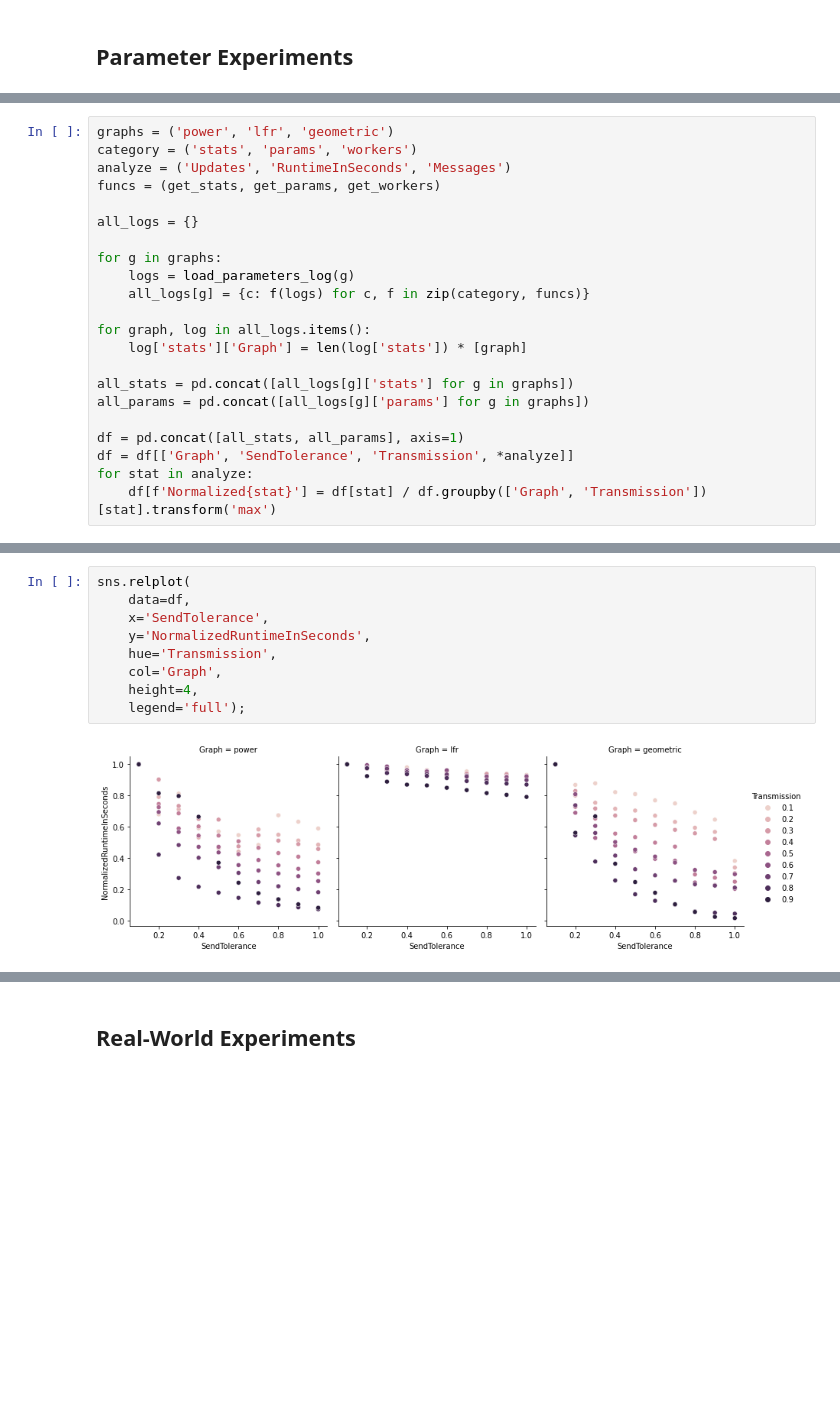
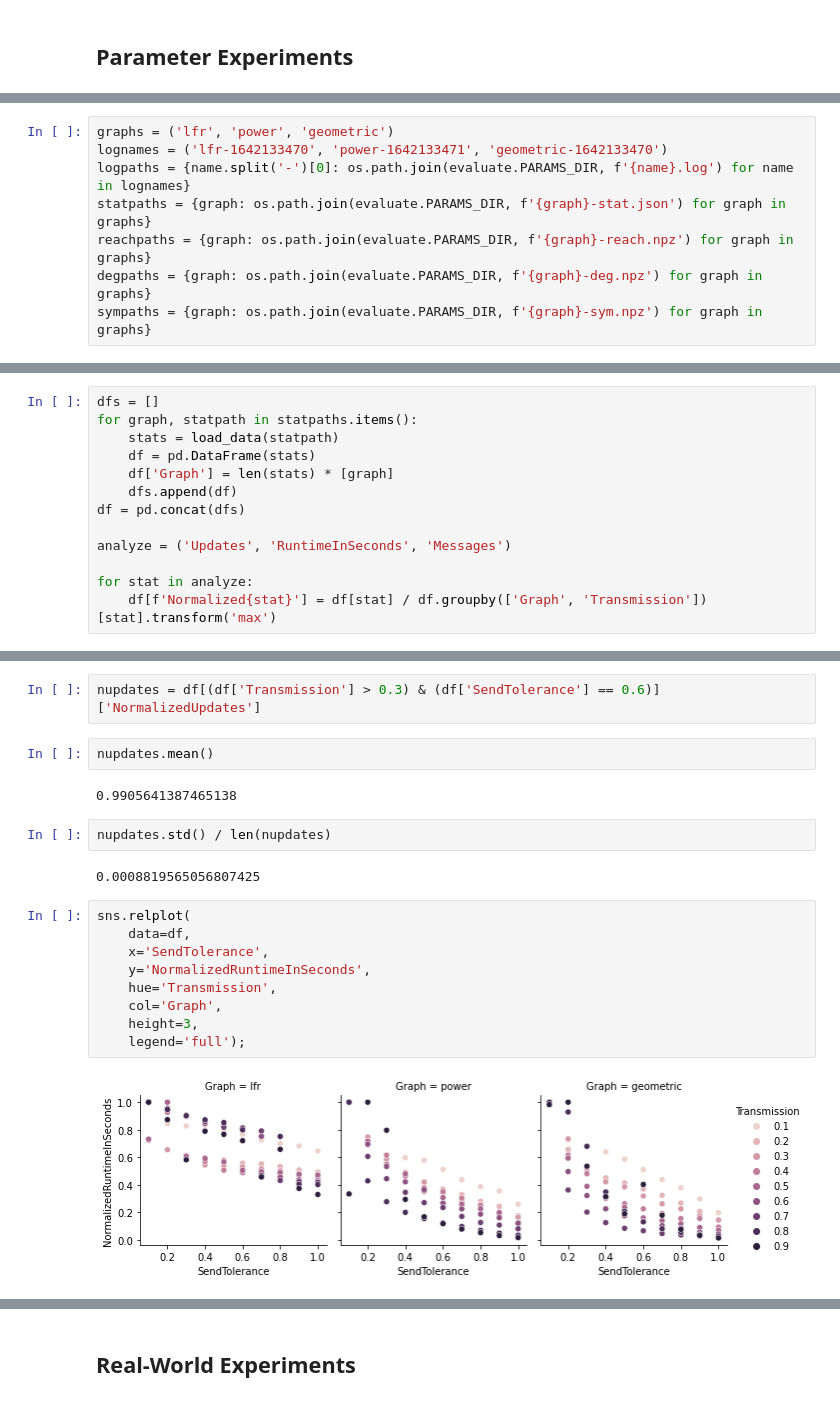
Before and after one commit to cwru-xlab/sharetrace-ray, a Jupyter notebook: evaluation/Evaluation.ipynb, the cells around one changed output, grey strips where cells are left out. Cells and saved outputs as stored; diff of their text form; blank space fills up the shorter version.

```diff
--- a/evaluation/Evaluation.ipynb
+++ b/evaluation/Evaluation.ipynb
@@ -85,22 +102,0 @@ def save_tolerance_data(df: pd.DataFrame, y: str, label: str = None):
-# %%
-graphs = ('power', 'lfr', 'geometric')
-category = ('stats', 'params', 'workers')
-analyze = ('Updates', 'RuntimeInSeconds', 'Messages')
-funcs = (get_stats, get_params, get_workers)
-
-all_logs = {}
-
-for g in graphs:
-    logs = load_parameters_log(g)
-    all_logs[g] = {c: f(logs) for c, f in zip(category, funcs)}
-
-for graph, log in all_logs.items():
-    log['stats']['Graph'] = len(log['stats']) * [graph]
-
-all_stats = pd.concat([all_logs[g]['stats'] for g in graphs])
-all_params = pd.concat([all_logs[g]['params'] for g in graphs])
-
-df = pd.concat([all_stats, all_params], axis=1)
-df = df[['Graph', 'SendTolerance', 'Transmission', *analyze]]
-for stat in analyze:
-    df[f'Normalized{stat}'] = df[stat] / df.groupby(['Graph', 'Transmission'])[stat].transform('max')
@@ -106,0 +105,8 @@ for stat in analyze:
+# %%
+graphs = ('lfr', 'power', 'geometric')
+lognames = ('lfr-1642133470', 'power-1642133471', 'geometric-1642133470')
+logpaths = {name.split('-')[0]: os.path.join(evaluate.PARAMS_DIR, f'{name}.log') for name in lognames}
+statpaths = {graph: os.path.join(evaluate.PARAMS_DIR, f'{graph}-stat.json') for graph in graphs}
+reachpaths = {graph: os.path.join(evaluate.PARAMS_DIR, f'{graph}-reach.npz') for graph in graphs}
+degpaths = {graph: os.path.join(evaluate.PARAMS_DIR, f'{graph}-deg.npz') for graph in graphs}
+sympaths = {graph: os.path.join(evaluate.PARAMS_DIR, f'{graph}-sym.npz') for graph in graphs}
@@ -106,0 +119,13 @@ for stat in analyze:
+# %%
+dfs = []
+for graph, statpath in statpaths.items():
+    stats = load_data(statpath)
+    df = pd.DataFrame(stats)
+    df['Graph'] = len(stats) * [graph]
+    dfs.append(df)
+df = pd.concat(dfs)
+
+analyze = ('Updates', 'RuntimeInSeconds', 'Messages')
+
+for stat in analyze:
+    df[f'Normalized{stat}'] = df[stat] / df.groupby(['Graph', 'Transmission'])[stat].transform('max')
@@ -221,14 +252,24 @@ df[df['Transmission'] == 0.8].groupby('SendTolerance')['NormalizedUpdates'].desc
+# %%
+nupdates = df[(df['Transmission'] > 0.3) & (df['SendTolerance'] == 0.6)]['NormalizedUpdates']
+# %%
+nupdates.mean()
+# %% [output]
+0.9905641387465138
+# %%
+nupdates.std() / len(nupdates)
+# %% [output]
+0.0008819565056807425
 # %%
 sns.relplot(
     data=df,
     x='SendTolerance',
     y='NormalizedRuntimeInSeconds',
     hue='Transmission',
     col='Graph',
-    height=4,
+    height=3,
     legend='full');
 # %% [output]
-[figure, old version]
+[figure, new version]
 # %%
 sns.relplot(
     data=df,
```
Also changed, not shown: parts of 47 cells of this notebook.
